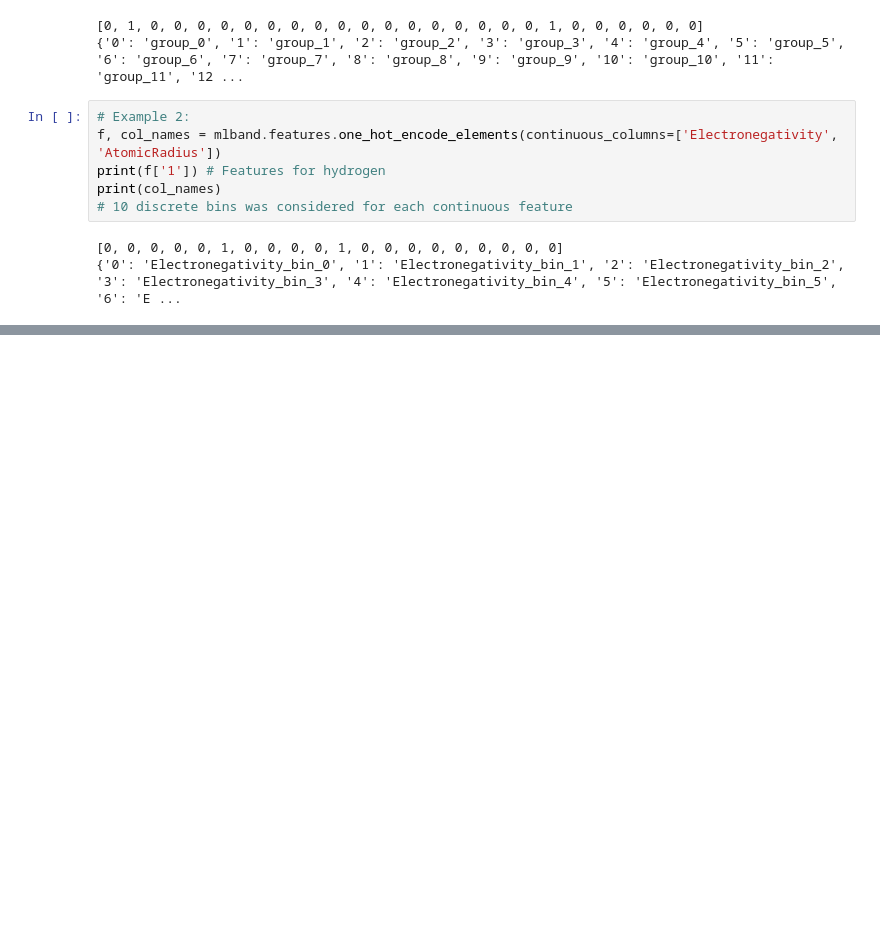
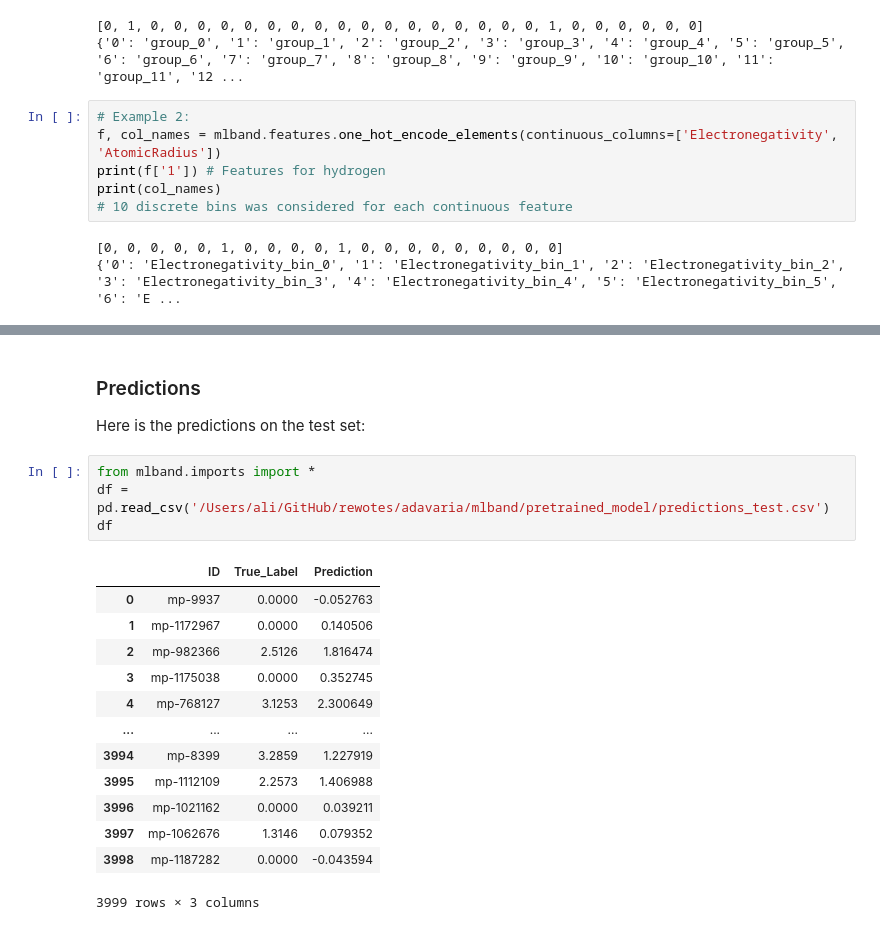
Before and after one commit to Exabyte-io/rewotes, a Jupyter notebook: adavaria/demo.ipynb, the cells around one changed output, grey strips where cells are left out. Drawn from its saved outputs; the diff is of its cells as text; blank space fills up the shorter version.

```diff
--- a/adavaria/demo.ipynb
+++ b/adavaria/demo.ipynb
@@ -81,0 +138,22 @@ print(col_names)
+# %% [markdown]
+### Predictions
+
+Here is the predictions on the test set:
+# %%
+from mlband.imports import *
+df = pd.read_csv('/Users/ali/GitHub/rewotes/adavaria/mlband/pretrained_model/predictions_test.csv')
+df
+# %% [output]
+|  | ID | True_Label | Prediction |
+| 0 | mp-9937 | 0.0000 | -0.052763 |
+| 1 | mp-1172967 | 0.0000 | 0.140506 |
+| 2 | mp-982366 | 2.5126 | 1.816474 |
+| 3 | mp-1175038 | 0.0000 | 0.352745 |
+| 4 | mp-768127 | 3.1253 | 2.300649 |
+| ... | ... | ... | ... |
+| 3994 | mp-8399 | 3.2859 | 1.227919 |
+| 3995 | mp-1112109 | 2.2573 | 1.406988 |
+| 3996 | mp-1021162 | 0.0000 | 0.039211 |
+| 3997 | mp-1062676 | 1.3146 | 0.079352 |
+| 3998 | mp-1187282 | 0.0000 | -0.043594 |
+3999 rows × 3 columns
```
Also changed, not shown: parts of 6 cells of this notebook, 12 other files.
